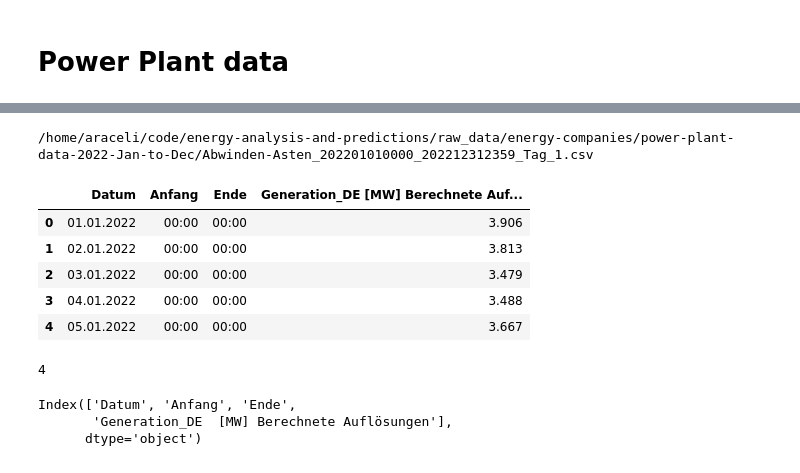
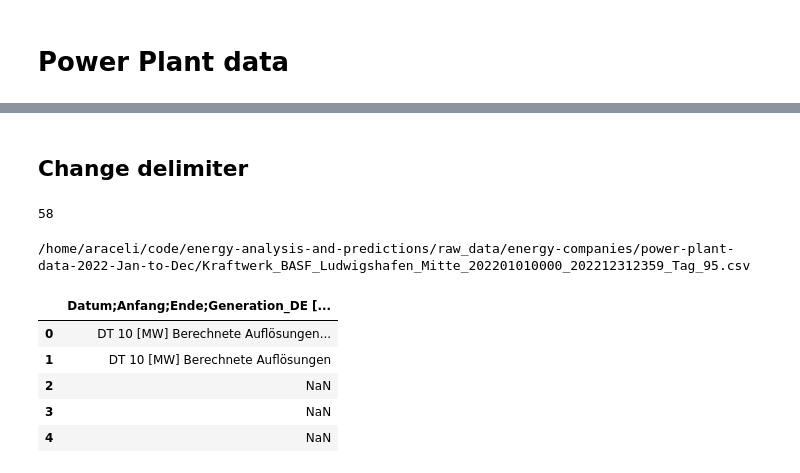
Before and after one commit to Arassc/energy-analysis-and-predictions, a Jupyter notebook: notebooks/power_data_test.ipynb, the cells around one changed output, grey strips where cells are left out. Saved outputs shown, nothing was run; the diff lists cells and outputs as text; code cells hidden in the pictures.

Commit message:
load energy power plants by sector

```diff
--- a/notebooks/power_data_test.ipynb
+++ b/notebooks/power_data_test.ipynb
@@ -151,21 +176,25 @@ len(power_plant_list)
+# %% [markdown]
+## Change delimiter
+# %%
+name ='Kraftwerk_BASF_Ludwigshafen_Mitte'
+index=None
+for file in power_plant_list:
+    if name in file:
+        index = power_plant_list.index(file)
+        print(index)
+# %% [output]
+58
 # %%
-filename = os.path.join(ENERGY_COMPANIES_FOLDER, power_plant_list[0])
+filename = os.path.join(ENERGY_COMPANIES_FOLDER, power_plant_list[index])
 print(filename)
-df = pd.read_csv(filename, delimiter=';', decimal='.')
+df = pd.read_csv(filename, delimiter=';')
+#df.to_csv(filename, sep=';', index=False)
 df.head()
 # %% [output]
-/home/araceli/code/energy-analysis-and-predictions/raw_data/energy-companies/power-plant-data-2022-Jan-to-Dec/Abwinden-Asten_202201010000_202212312359_Tag_1.csv
+/home/araceli/code/energy-analysis-and-predictions/raw_data/energy-companies/power-plant-data-2022-Jan-to-Dec/Kraftwerk_BASF_Ludwigshafen_Mitte_202201010000_202212312359_Tag_95.csv
-|  | Datum | Anfang | Ende | Generation_DE [MW] Berechnete Auf... |
-| 0 | 01.01.2022 | 00:00 | 00:00 | 3.906 |
-| 1 | 02.01.2022 | 00:00 | 00:00 | 3.813 |
-| 2 | 03.01.2022 | 00:00 | 00:00 | 3.479 |
-| 3 | 04.01.2022 | 00:00 | 00:00 | 3.488 |
-| 4 | 05.01.2022 | 00:00 | 00:00 | 3.667 |
+|  | Datum;Anfang;Ende;Generation_DE [... |
+| 0 | DT 10 [MW] Berechnete Auflösungen... |
+| 1 | DT 10 [MW] Berechnete Auflösungen |
+| 2 | NaN |
+| 3 | NaN |
+| 4 | NaN |
-# %%
-print(len(df.columns))
-df.columns
-# %% [output]
-4
-Index(['Datum', 'Anfang', 'Ende',
-       'Generation_DE  [MW] Berechnete Auflösungen'],
-      dtype='object')
```
Also changed, not shown: parts of 49 cells of this notebook, 2 other files.
